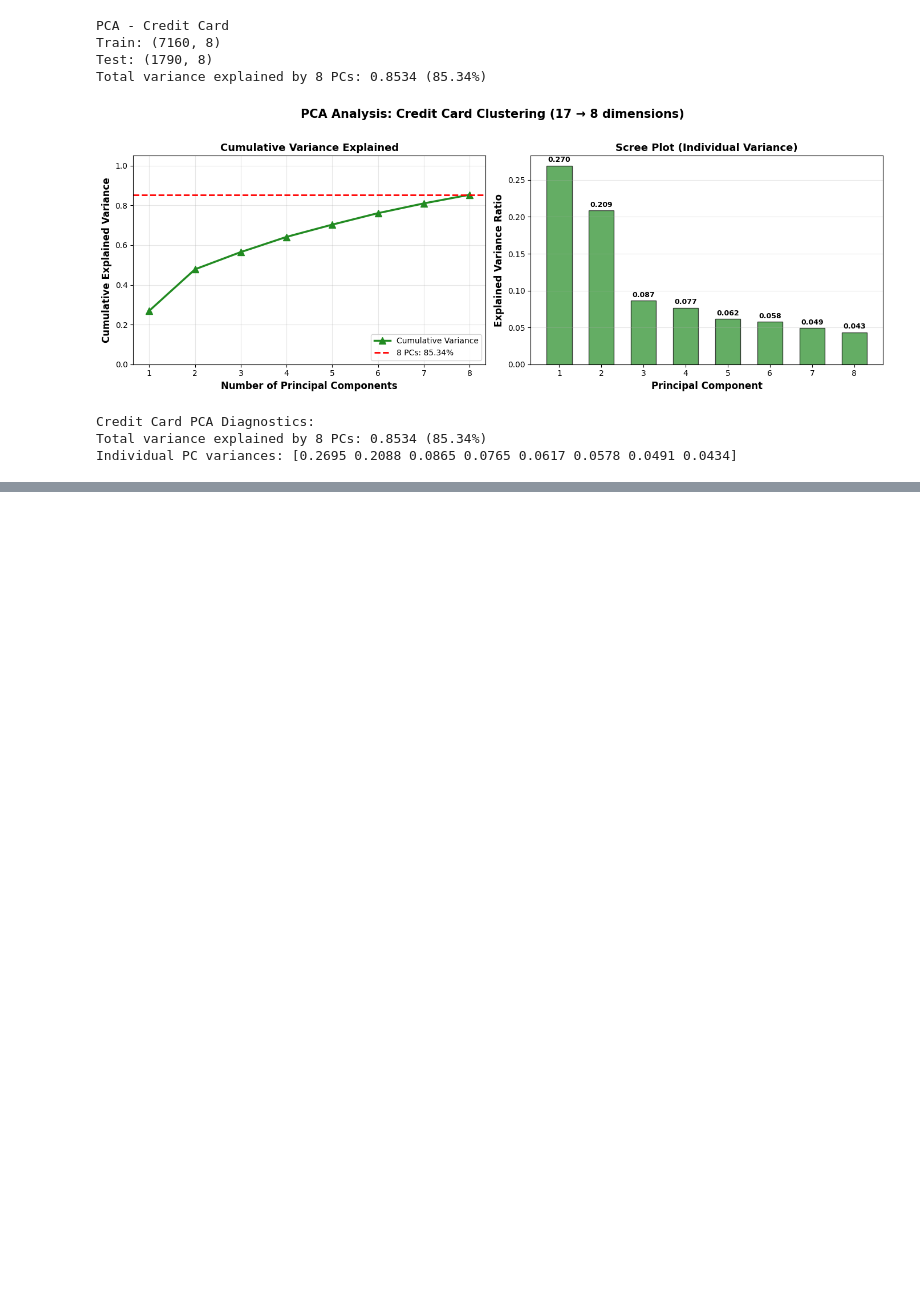
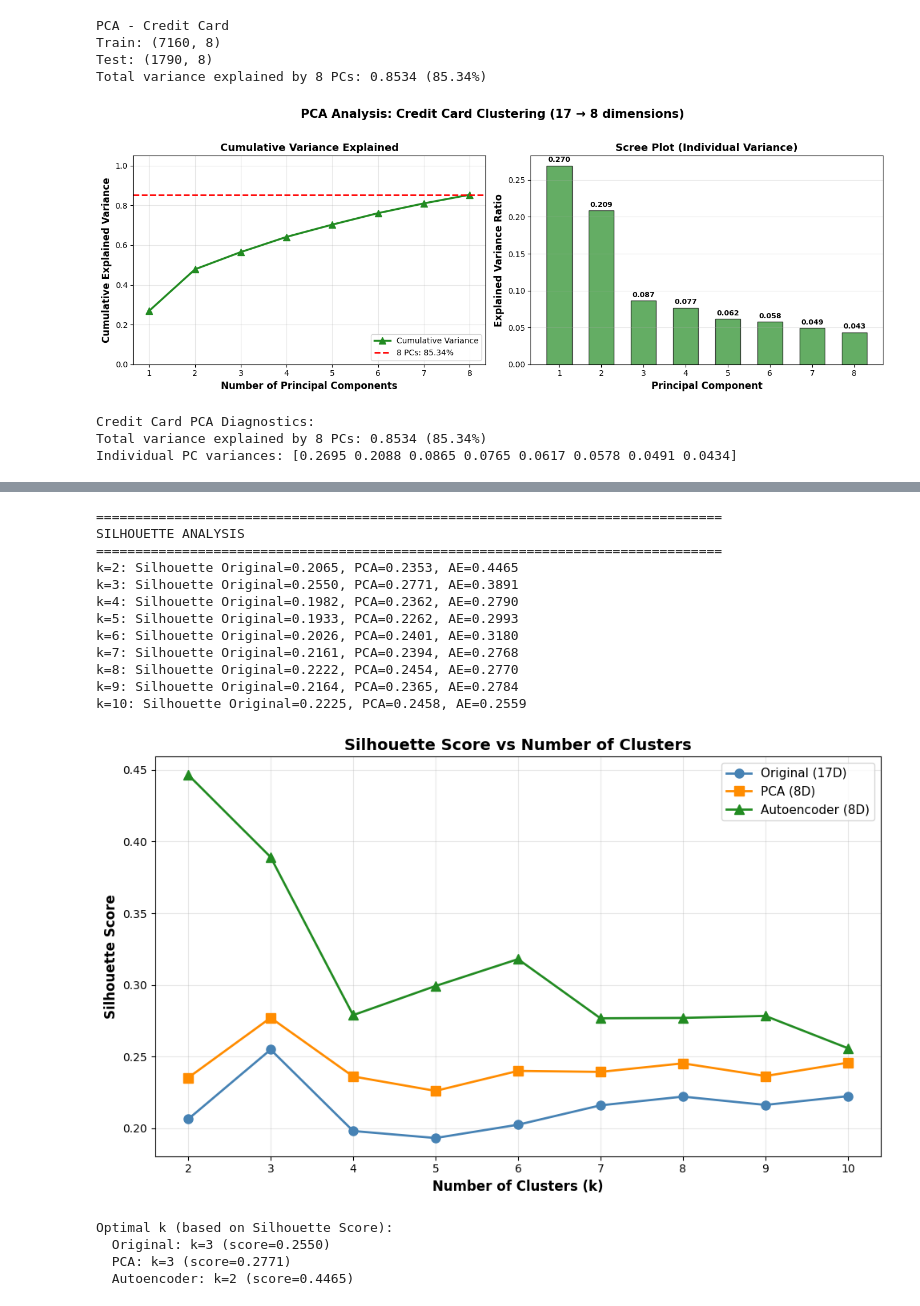
Before and after one commit to Alx-a-cod/MLiterallyConfused, a Jupyter notebook: ML_Assignment_2.ipynb, the cells around one changed output, grey strips where cells are left out. Saved outputs shown, nothing was run; the diff lists cells and outputs as text; code cells hidden in the pictures; blank space fills up the shorter version.

```diff
--- a/ML_Assignment_2.ipynb
+++ b/ML_Assignment_2.ipynb
@@ -1457,0 +2288,76 @@ Improvement: 46.65%
+# %%
+# ==== Silhouette scores for different k ====
+silhouette_original = []
+silhouette_pca = []
+silhouette_ae = []
+
+print("\n" + "="*80)
+print("SILHOUETTE ANALYSIS")
+print("="*80)
+
+for k in k_range:
+    # Original
+    kmeans_orig = KMeans(n_clusters=k, random_state=42, n_init=10)
+    labels_orig = kmeans_orig.fit_predict(X_train)
+    sil_orig = silhouette_score(X_train, labels_orig)
+    silhouette_original.append(sil_orig)
+
+    # PCA
+    kmeans_pca_temp = KMeans(n_clusters=k, random_state=42, n_init=10)
+    labels_pca = kmeans_pca_temp.fit_predict(X_train_credit_pca)
+    sil_pca = silhouette_score(X_train_credit_pca, labels_pca)
+    silhouette_pca.append(sil_pca)
+
+    # Autoencoder
+    kmeans_ae_temp = KMeans(n_clusters=k, random_state=42, n_init=10)
+    labels_ae = kmeans_ae_temp.fit_predict(X_train_ae_credit)
+    sil_ae = silhouette_score(X_train_ae_credit, labels_ae)
+    silhouette_ae.append(sil_ae)
+
+    print(f"k={k}: Silhouette Original={sil_orig:.4f}, PCA={sil_pca:.4f}, AE={sil_ae:.4f}")
+
+# ==== Plot Silhouette Scores ====
+fig, ax = plt.subplots(figsize=(10, 6))
+
+ax.plot(k_range, silhouette_original, marker='o', linewidth=2, markersize=8, label='Original (17D)', color='steelblue')
+ax.plot(k_range, silhouette_pca, marker='s', linewidth=2, markersize=8, label='PCA (8D)', color='darkorange')
+ax.plot(k_range, silhouette_ae, marker='^', linewidth=2, markersize=8, label='Autoencoder (8D)', color='forestgreen')
+
+ax.set_xlabel('Number of Clusters (k)', fontsize=12, fontweight='bold')
+ax.set_ylabel('Silhouette Score', fontsize=12, fontweight='bold')
+ax.set_title('Silhouette Score vs Number of Clusters', fontsize=14, fontweight='bold')
+ax.legend(fontsize=11)
+ax.grid(True, alpha=0.3)
+ax.set_xticks(k_range)
+
+plt.tight_layout()
+plt.savefig('kmeans_silhouette_scores.png', dpi=300, bbox_inches='tight')
+plt.show()
+
+# Find optimal k (highest silhouette)
+optimal_k_orig = k_range[np.argmax(silhouette_original)]
+optimal_k_pca = k_range[np.argmax(silhouette_pca)]
+optimal_k_ae = k_range[np.argmax(silhouette_ae)]
+
+print(f"\nOptimal k (based on Silhouette Score):")
+print(f"  Original: k={optimal_k_orig} (score={max(silhouette_original):.4f})")
+print(f"  PCA: k={optimal_k_pca} (score={max(silhouette_pca):.4f})")
+print(f"  Autoencoder: k={optimal_k_ae} (score={max(silhouette_ae):.4f})")
+# %% [output]
+================================================================================
+SILHOUETTE ANALYSIS
+================================================================================
+k=2: Silhouette Original=0.2065, PCA=0.2353, AE=0.4465
+k=3: Silhouette Original=0.2550, PCA=0.2771, AE=0.3891
+k=4: Silhouette Original=0.1982, PCA=0.2362, AE=0.2790
+k=5: Silhouette Original=0.1933, PCA=0.2262, AE=0.2993
+k=6: Silhouette Original=0.2026, PCA=0.2401, AE=0.3180
+k=7: Silhouette Original=0.2161, PCA=0.2394, AE=0.2768
+k=8: Silhouette Original=0.2222, PCA=0.2454, AE=0.2770
+k=9: Silhouette Original=0.2164, PCA=0.2365, AE=0.2784
+k=10: Silhouette Original=0.2225, PCA=0.2458, AE=0.2559
+[figure, added]
+Optimal k (based on Silhouette Score):
+  Original: k=3 (score=0.2550)
+  PCA: k=3 (score=0.2771)
+  Autoencoder: k=2 (score=0.4465)
```
Also changed, not shown: parts of 29 cells of this notebook.
